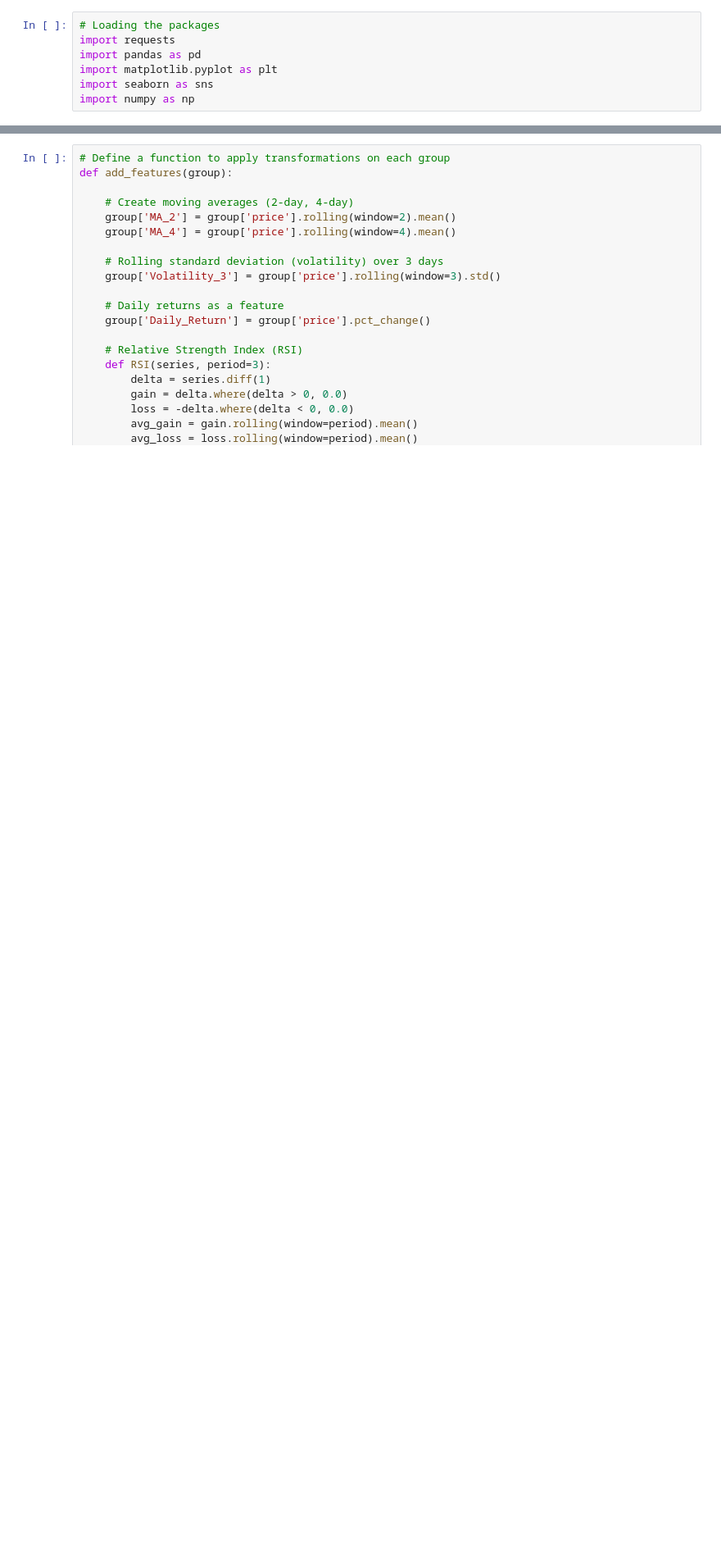
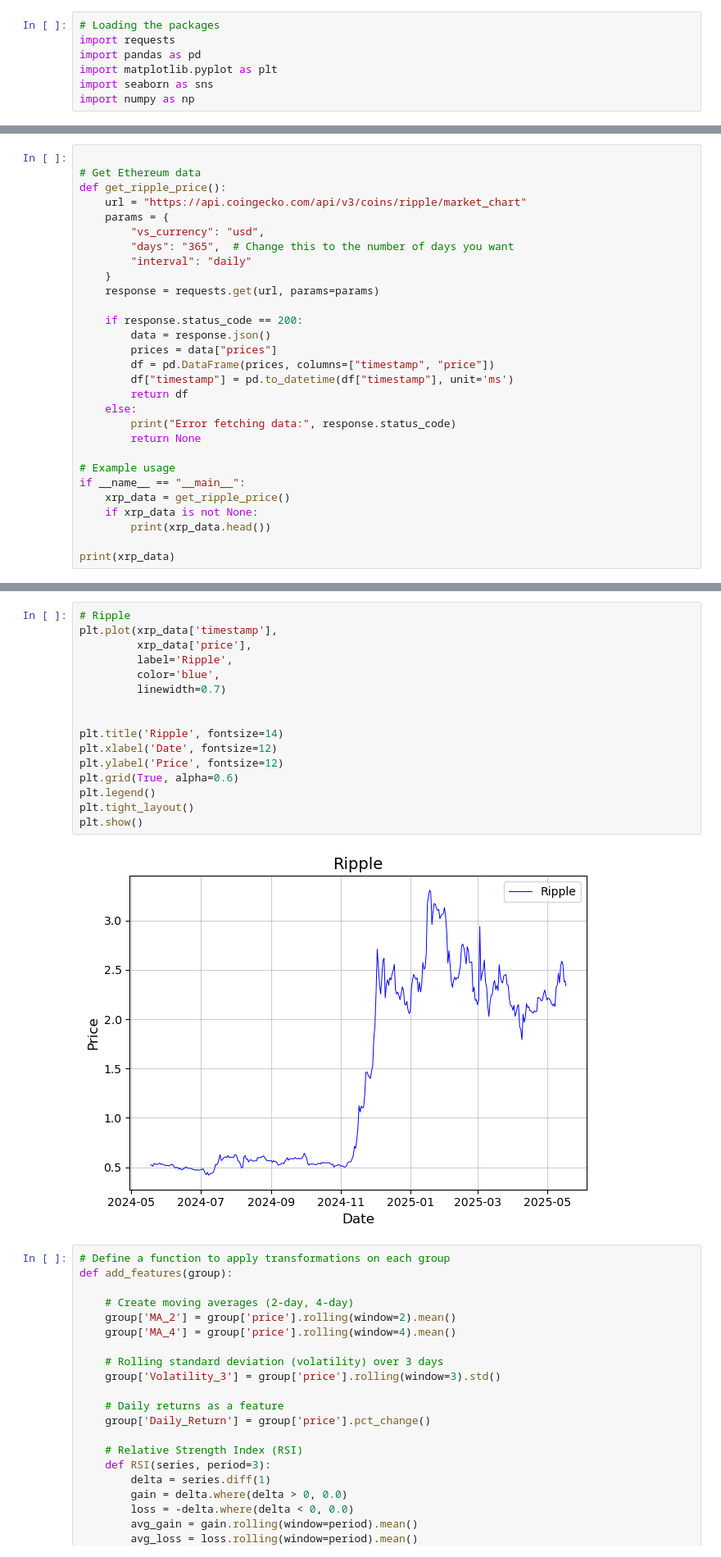
Before and after one commit to isg-data/crypto_wanga, a Jupyter notebook: main_pred.ipynb, the cells around one changed output, grey strips where cells are left out. Shown: that part at 82% size. Saved outputs shown, nothing was run; the diff lists cells and outputs as text; blank space fills up the shorter version.

```diff
--- a/main_pred.ipynb
+++ b/main_pred.ipynb
@@ -105,2 +105,31 @@ print(eth_data)
 
 [366 rows x 2 columns]
+# %%
+
+# Get Ethereum data
+def get_ripple_price():
+    url = "https://api.coingecko.com/api/v3/coins/ripple/market_chart"
+    params = {
+        "vs_currency": "usd",
+        "days": "365",  # Change this to the number of days you want
+        "interval": "daily"
+    }
+    response = requests.get(url, params=params)
+
+    if response.status_code == 200:
+        data = response.json()
+        prices = data["prices"]
+        df = pd.DataFrame(prices, columns=["timestamp", "price"])
+        df["timestamp"] = pd.to_datetime(df["timestamp"], unit='ms')
+        return df
+    else:
+        print("Error fetching data:", response.status_code)
+        return None
+
+# Example usage
+if __name__ == "__main__":
+    xrp_data = get_ripple_price()
+    if xrp_data is not None:
+        print(xrp_data.head())
+
+print(xrp_data)
@@ -125,3 +193,21 @@ plt.show()
+# %%
+# Ripple
+plt.plot(xrp_data['timestamp'],
+         xrp_data['price'],
+         label='Ripple',
+         color='blue',
+         linewidth=0.7)
+
+
+plt.title('Ripple', fontsize=14)
+plt.xlabel('Date', fontsize=12)
+plt.ylabel('Price', fontsize=12)
+plt.grid(True, alpha=0.6)
+plt.legend()
+plt.tight_layout()
+plt.show()
+# %% [output]
+[figure, added]
 # %%
 # Define a function to apply transformations on each group
 def add_features(group):
```
Also changed, not shown: parts of 11 cells of this notebook.
